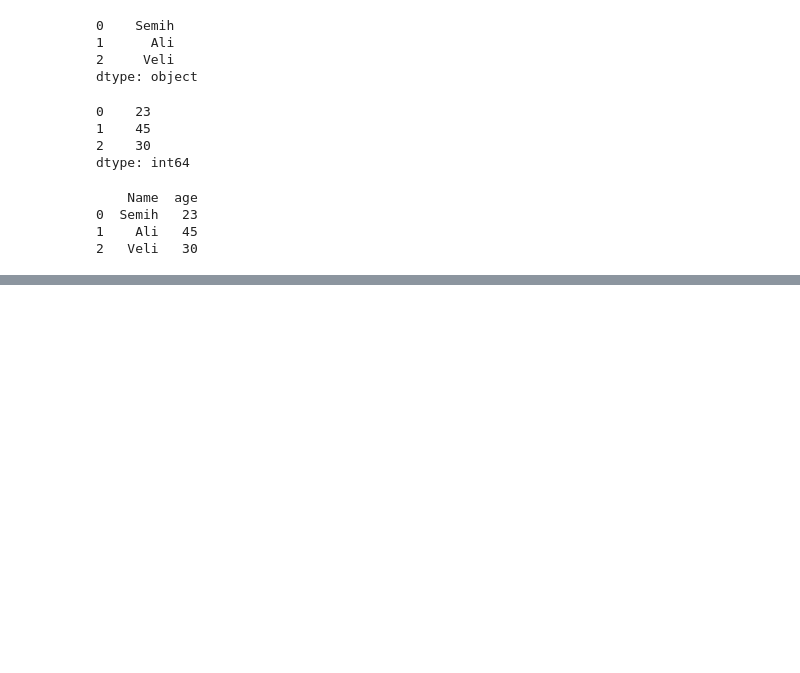
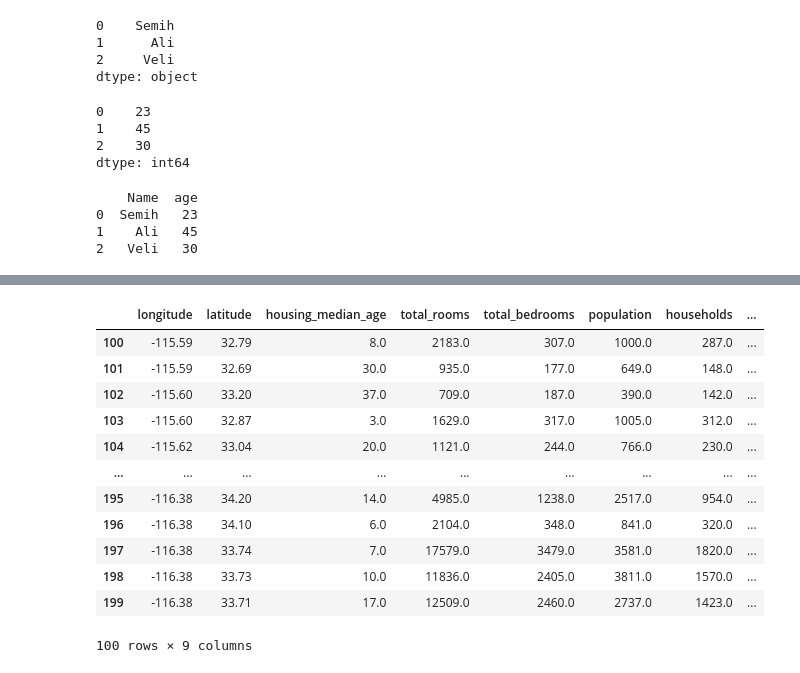
Before and after one commit to DerinOgrenme2021/GizemUnal, a Jupyter notebook: Pandas.ipynb, the cells around one changed output, grey strips where cells are left out. Cells and saved outputs as stored; diff of their text form; code cells hidden in the pictures; blank space fills up the shorter version.

```diff
--- a/Pandas.ipynb
+++ b/Pandas.ipynb
@@ -31,0 +76,17 @@ print(df)
+# %%
+df_100_200 = cf_housing_df[100:200]
+df_100_200
+# %% [output]
+|  | longitude | latitude | housing_median_age | total_rooms | total_bedrooms | population | households | ... |
+| 100 | -115.59 | 32.79 | 8.0 | 2183.0 | 307.0 | 1000.0 | 287.0 | ... |
+| 101 | -115.59 | 32.69 | 30.0 | 935.0 | 177.0 | 649.0 | 148.0 | ... |
+| 102 | -115.60 | 33.20 | 37.0 | 709.0 | 187.0 | 390.0 | 142.0 | ... |
+| 103 | -115.60 | 32.87 | 3.0 | 1629.0 | 317.0 | 1005.0 | 312.0 | ... |
+| 104 | -115.62 | 33.04 | 20.0 | 1121.0 | 244.0 | 766.0 | 230.0 | ... |
+| ... | ... | ... | ... | ... | ... | ... | ... | ... |
+| 195 | -116.38 | 34.20 | 14.0 | 4985.0 | 1238.0 | 2517.0 | 954.0 | ... |
+| 196 | -116.38 | 34.10 | 6.0 | 2104.0 | 348.0 | 841.0 | 320.0 | ... |
+| 197 | -116.38 | 33.74 | 7.0 | 17579.0 | 3479.0 | 3581.0 | 1820.0 | ... |
+| 198 | -116.38 | 33.73 | 10.0 | 11836.0 | 2405.0 | 3811.0 | 1570.0 | ... |
+| 199 | -116.38 | 33.71 | 17.0 | 12509.0 | 2460.0 | 2737.0 | 1423.0 | ... |
+100 rows × 9 columns
```
Also changed, not shown: parts of 7 cells of this notebook.
